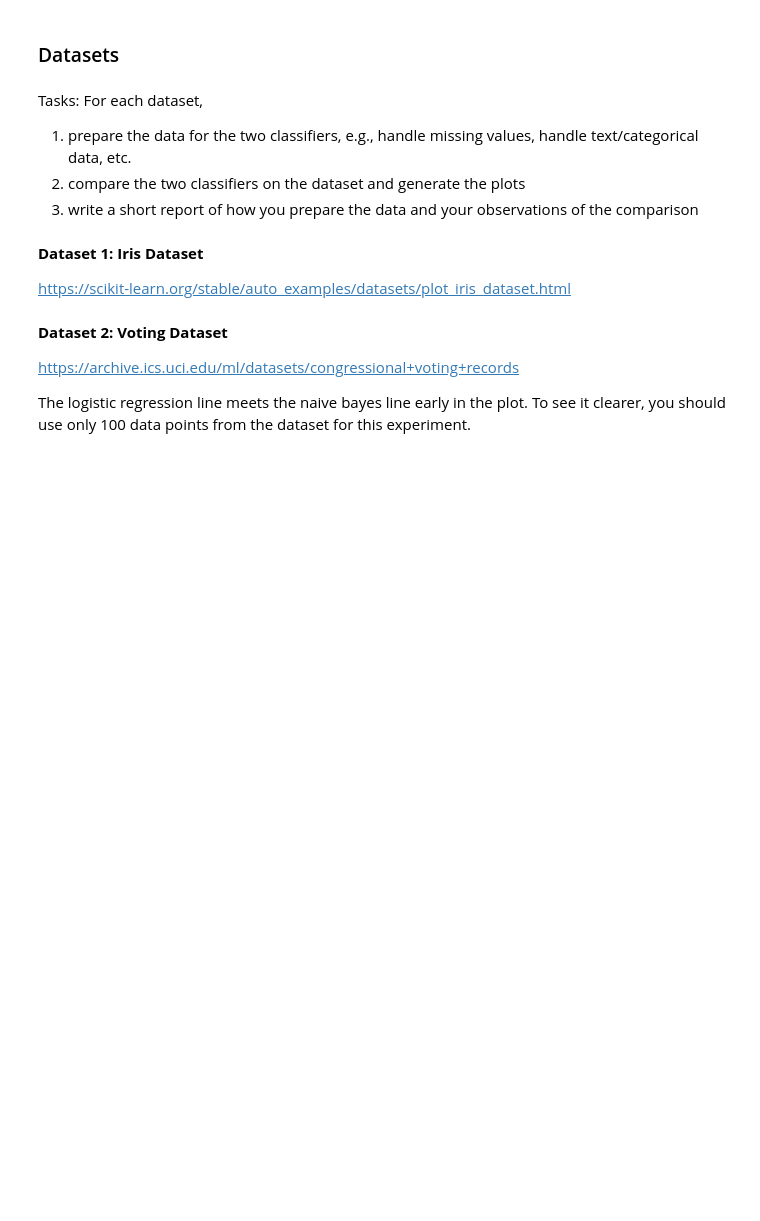
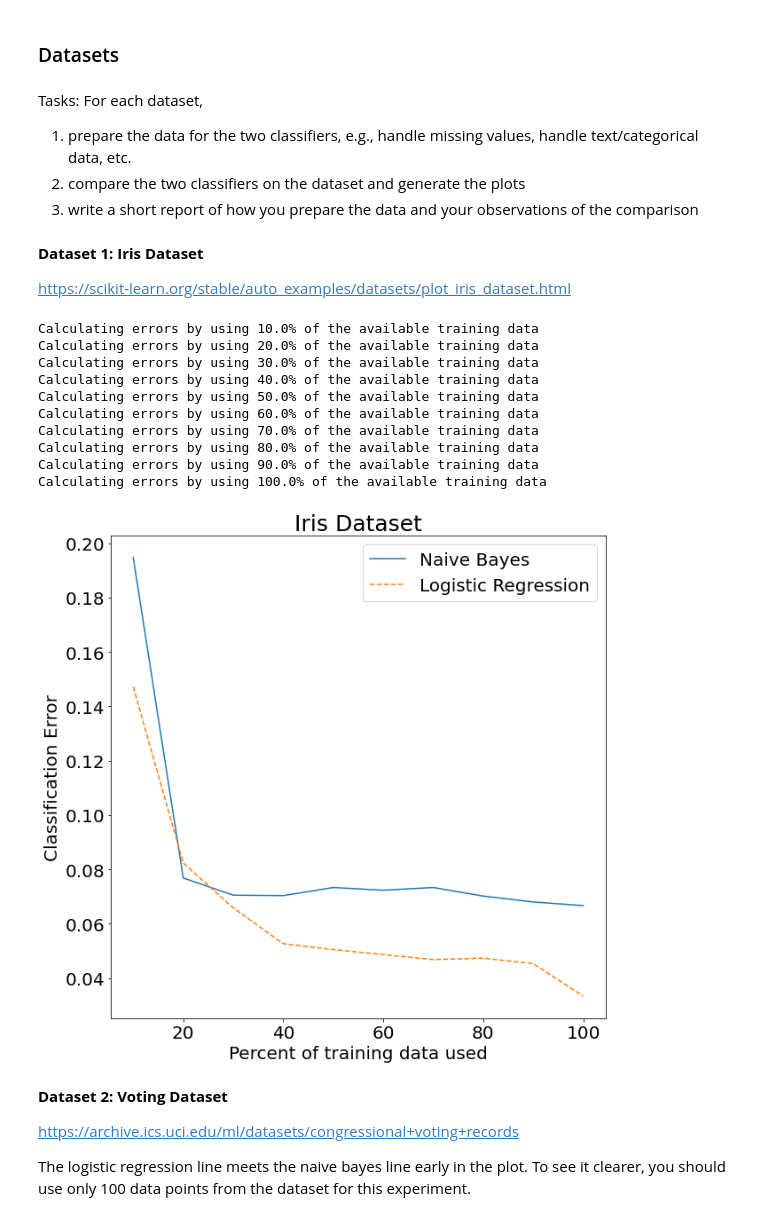
Before and after one commit to admi22/data_science_practicals, a Jupyter notebook: practical_2/Practical2_skeleton_Nicola.ipynb, the cells around one changed output. Saved outputs shown, nothing was run; the diff lists cells and outputs as text; code cells hidden in the pictures; blank space fills up the shorter version.

Commit message:
started with data preparation

```diff
--- a/practical_2/Practical2_skeleton_Nicola.ipynb
+++ b/practical_2/Practical2_skeleton_Nicola.ipynb
@@ -605,28 +603,38 @@ https://scikit-learn.org/stable/auto_examples/datasets/plot_iris_dataset.html
 # %%
 # TODO: insert your code for experiments
 ###################################################
 ##### YOUR CODE STARTS HERE #######################
 ###################################################
 from sklearn.datasets import load_iris
 iris = load_iris()
 
 X, y = iris['data'], iris['target']
-X = pd.DataFrame(X)
-X.info()
-'''
 
-# data preparation:
-# - the
+# data preparation for iris data set:
+# - no missing values --> nothing to do
+# - all values are continuous --> nothing to do
 
-# 2. compare the two classifiers on the dataset and generate the plots
+# comparison of NBC and LR
 nbc = NBC(feature_types=['r', 'r', 'r', 'r'])
 lr = LogisticRegression(max_iter=100000)
 nbc_perf, lr_perf = compareNBCvsLR(nbc, lr, X, y)
 makePlot(nbc_perf, lr_perf, title="Iris Dataset")
-'''
+
 ###################################################
 ##### YOUR CODE ENDS HERE #########################
 ###################################################
+# %% [output]
+Calculating errors by using 10.0% of the available training data
+Calculating errors by using 20.0% of the available training data
+Calculating errors by using 30.0% of the available training data
+Calculating errors by using 40.0% of the available training data
+Calculating errors by using 50.0% of the available training data
+Calculating errors by using 60.0% of the available training data
+Calculating errors by using 70.0% of the available training data
+Calculating errors by using 80.0% of the available training data
+Calculating errors by using 90.0% of the available training data
+Calculating errors by using 100.0% of the available training data
+[figure, added]
 # %% [markdown]
 **Dataset 2: Voting Dataset**
 
```
Also changed, not shown: parts of 3 cells of this notebook.
